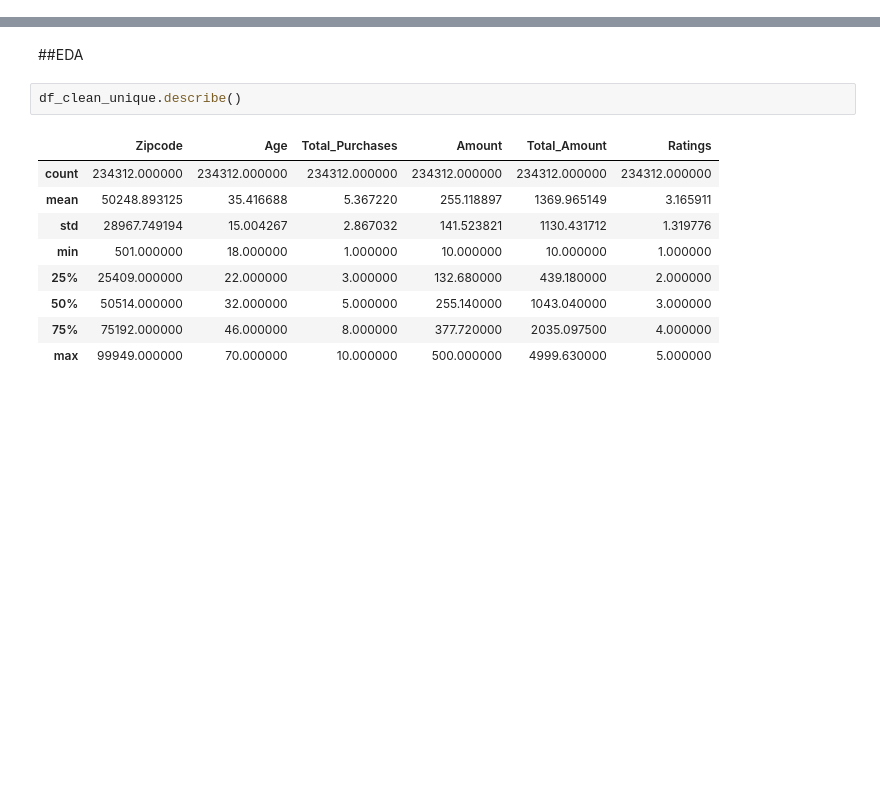
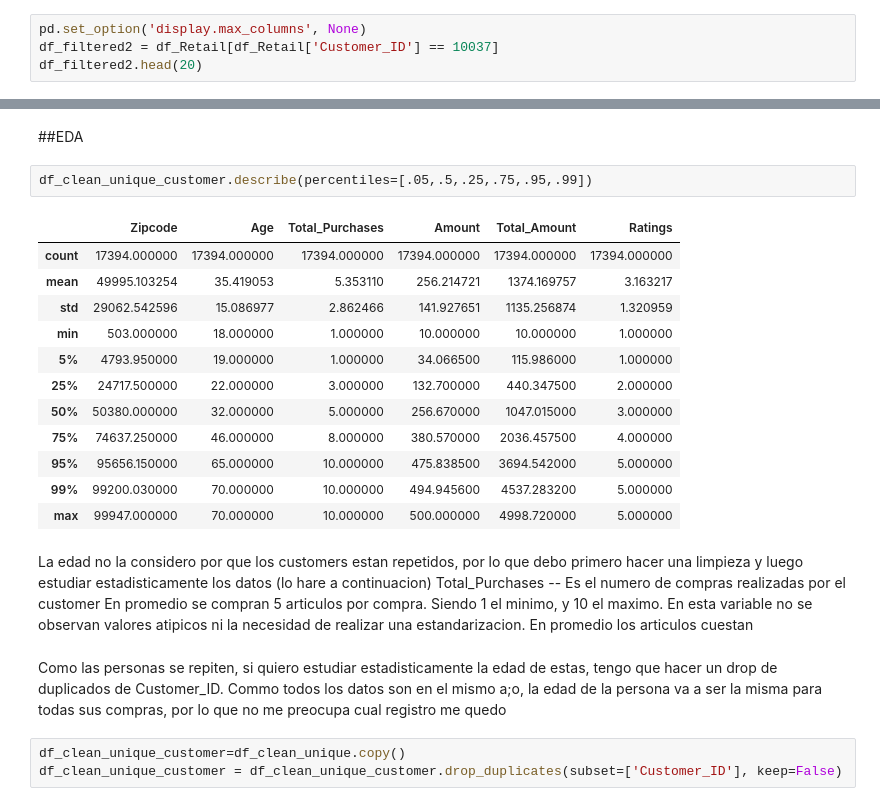
Before and after one commit to marianaolazabal/marianaolazabal-Clasificacion_Compradores_Retails, a Jupyter notebook: src/retails.ipynb, the cells around one changed output, grey strips where cells are left out. Drawn from its saved outputs; the diff is of its cells as text; blank space fills up the shorter version.

Commit message:
Corrigiendo Completitud, correctitud y consistencia de las variables

```diff
--- a/src/retails.ipynb
+++ b/src/retails.ipynb
@@ -23,0 +57,4 @@ df_Retail.head()
+# %%
+pd.set_option('display.max_columns', None)
+df_filtered2 = df_Retail[df_Retail['Customer_ID'] == 10037]
+df_filtered2.head(20)
@@ -240,15 +276,28 @@ dtypes: category(21), float64(4), int32(2)
 memory usage: 43.7 MB
 # %% [markdown]
 ##EDA
-# %%
-df_clean_unique.describe()
-# %% [output]
-|  | Zipcode | Age | Total_Purchases | Amount | Total_Amount | Ratings |
-| count | 234312.000000 | 234312.000000 | 234312.000000 | 234312.000000 | 234312.000000 | 234312.000000 |
-| mean | 50248.893125 | 35.416688 | 5.367220 | 255.118897 | 1369.965149 | 3.165911 |
-| std | 28967.749194 | 15.004267 | 2.867032 | 141.523821 | 1130.431712 | 1.319776 |
-| min | 501.000000 | 18.000000 | 1.000000 | 10.000000 | 10.000000 | 1.000000 |
-| 25% | 25409.000000 | 22.000000 | 3.000000 | 132.680000 | 439.180000 | 2.000000 |
-| 50% | 50514.000000 | 32.000000 | 5.000000 | 255.140000 | 1043.040000 | 3.000000 |
-| 75% | 75192.000000 | 46.000000 | 8.000000 | 377.720000 | 2035.097500 | 4.000000 |
-| max | 99949.000000 | 70.000000 | 10.000000 | 500.000000 | 4999.630000 | 5.000000 |
+# %%
+df_clean_unique_customer.describe(percentiles=[.05,.5,.25,.75,.95,.99])
+# %% [output]
+|  | Zipcode | Age | Total_Purchases | Amount | Total_Amount | Ratings |
+| count | 17394.000000 | 17394.000000 | 17394.000000 | 17394.000000 | 17394.000000 | 17394.000000 |
+| mean | 49995.103254 | 35.419053 | 5.353110 | 256.214721 | 1374.169757 | 3.163217 |
+| std | 29062.542596 | 15.086977 | 2.862466 | 141.927651 | 1135.256874 | 1.320959 |
+| min | 503.000000 | 18.000000 | 1.000000 | 10.000000 | 10.000000 | 1.000000 |
+| 5% | 4793.950000 | 19.000000 | 1.000000 | 34.066500 | 115.986000 | 1.000000 |
+| 25% | 24717.500000 | 22.000000 | 3.000000 | 132.700000 | 440.347500 | 2.000000 |
+| 50% | 50380.000000 | 32.000000 | 5.000000 | 256.670000 | 1047.015000 | 3.000000 |
+| 75% | 74637.250000 | 46.000000 | 8.000000 | 380.570000 | 2036.457500 | 4.000000 |
+| 95% | 95656.150000 | 65.000000 | 10.000000 | 475.838500 | 3694.542000 | 5.000000 |
+| 99% | 99200.030000 | 70.000000 | 10.000000 | 494.945600 | 4537.283200 | 5.000000 |
+| max | 99947.000000 | 70.000000 | 10.000000 | 500.000000 | 4998.720000 | 5.000000 |
+# %% [markdown]
+La edad no la considero por que los customers estan repetidos, por lo que debo primero hacer una limpieza y luego estudiar estadisticamente los datos (lo hare a continuacion)
+Total_Purchases -- Es el numero de compras realizadas por el customer
+En promedio se compran 5 articulos por compra. Siendo 1 el minimo, y 10 el maximo. En esta variable no se observan valores atipicos ni la necesidad de realizar una estandarizacion.
+En promedio los articulos cuestan
+# %% [markdown]
+Como las personas se repiten, si quiero estudiar estadisticamente la edad de estas, tengo que hacer un drop de duplicados de Customer_ID. Commo todos los datos son en el mismo a;o, la edad de la persona va a ser la misma para todas sus compras, por lo que no me preocupa cual registro me quedo
+# %%
+df_clean_unique_customer=df_clean_unique.copy()
+df_clean_unique_customer = df_clean_unique_customer.drop_duplicates(subset=['Customer_ID'], keep=False)
```
Also changed, not shown: parts of 16 cells of this notebook.
